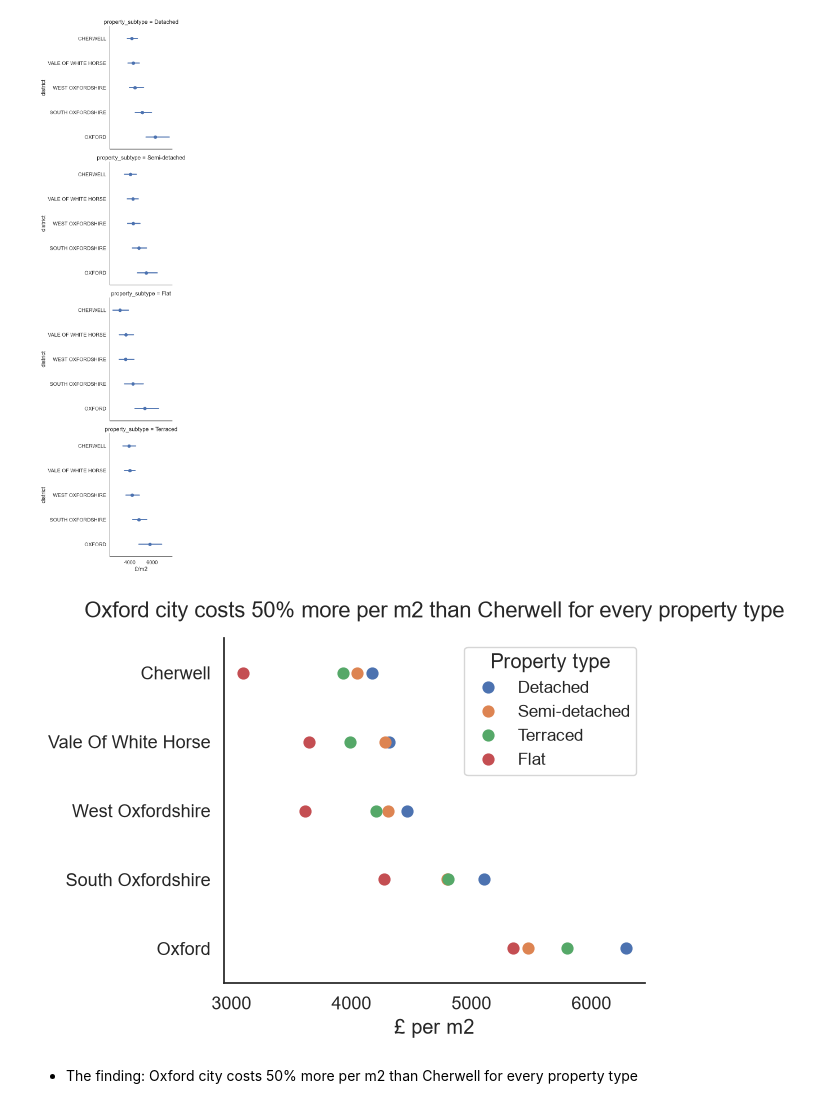
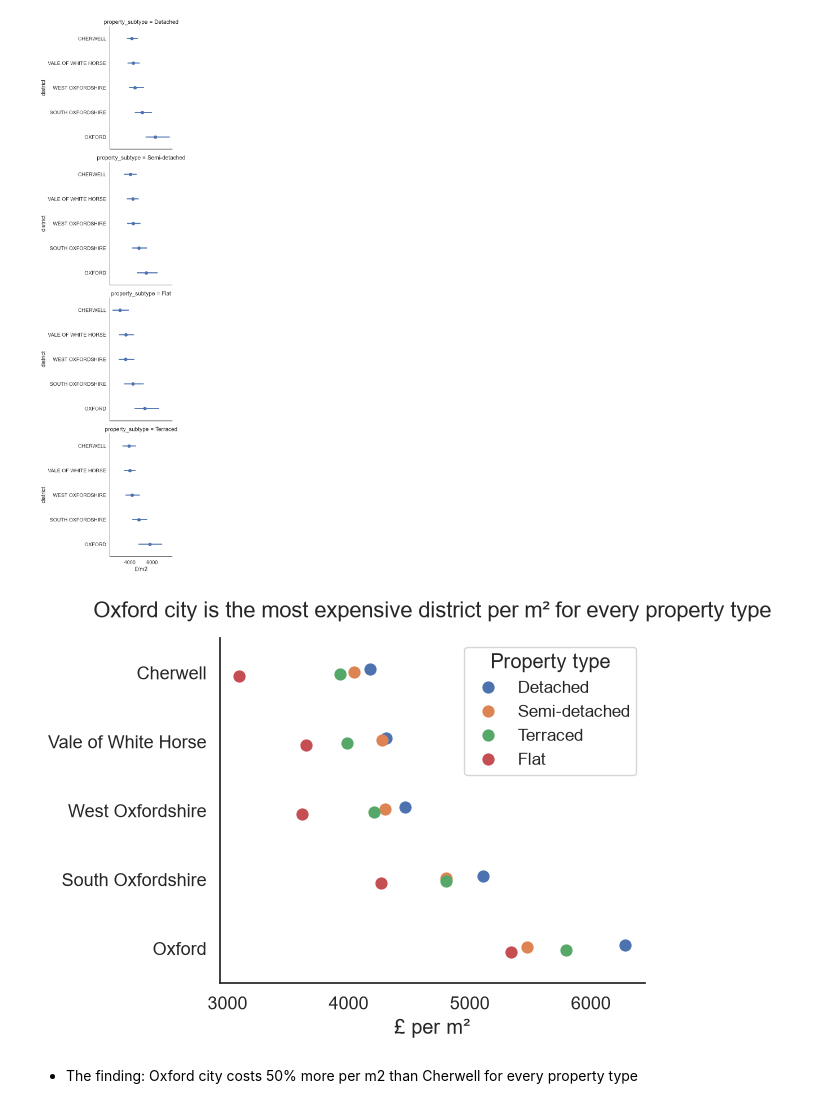
Before and after one commit to TomSCarter/oxfordshire-house-prices-dashboard, a Jupyter notebook: week_12_visuals_dashboards.ipynb, the cells around one changed output. Cells and saved outputs as stored; diff of their text form; code cells hidden in the pictures.

Commit message:
Finished Chart 1 redesign

```diff
--- a/week_12_visuals_dashboards.ipynb
+++ b/week_12_visuals_dashboards.ipynb
@@ -223,19 +223,19 @@ g = sns.catplot(recent_years, x= '£/m2', row='property_subtype', y='district',
 # %% [output]
 [figure]
 # %%
-recent_years['district'] = recent_years['district'].str.title()
+recent_years['district'] = recent_years['district'].str.title().str.replace('Of', 'of')
 sorted_medians = recent_years.groupby('district')['£/m2'].median().sort_values()
 sorted_idx = list(sorted_medians.index)
 
 sns.set_theme(style='white', font_scale=1.2)
-g= sns.pointplot(recent_years, x= '£/m2', hue='property_subtype', y='district', order=sorted_idx, hue_order=['Detached', 'Semi-detached', 'Terraced', 'Flat'], estimator='median', linestyle='none', errorbar=('ci',0))
-g.set_title('Oxford city costs 50% more per m2 than Cherwell for every property type', pad=15, fontsize=16)
-g.set(ylabel='', xlabel='£ per m2')
+g= sns.pointplot(recent_years, x= '£/m2', hue='property_subtype', y='district', order=sorted_idx, hue_order=['Detached', 'Semi-detached', 'Terraced', 'Flat'], dodge=True, estimator='median', linestyle='none', errorbar=None)
+g.set_title('Oxford city is the most expensive district per m² for every property type', pad=15, fontsize=16)
+g.set(ylabel='', xlabel='£ per m²')
 g.legend(title='Property type', fontsize=12)
 sns.despine()
 plt.tight_layout()
 plt.show()
 # %% [output]
-[figure, old version]
+[figure, new version]
 # %% [markdown]
 - The finding: Oxford city costs 50% more per m2 than Cherwell for every property type
```
Also changed, not shown: 1 other file.
